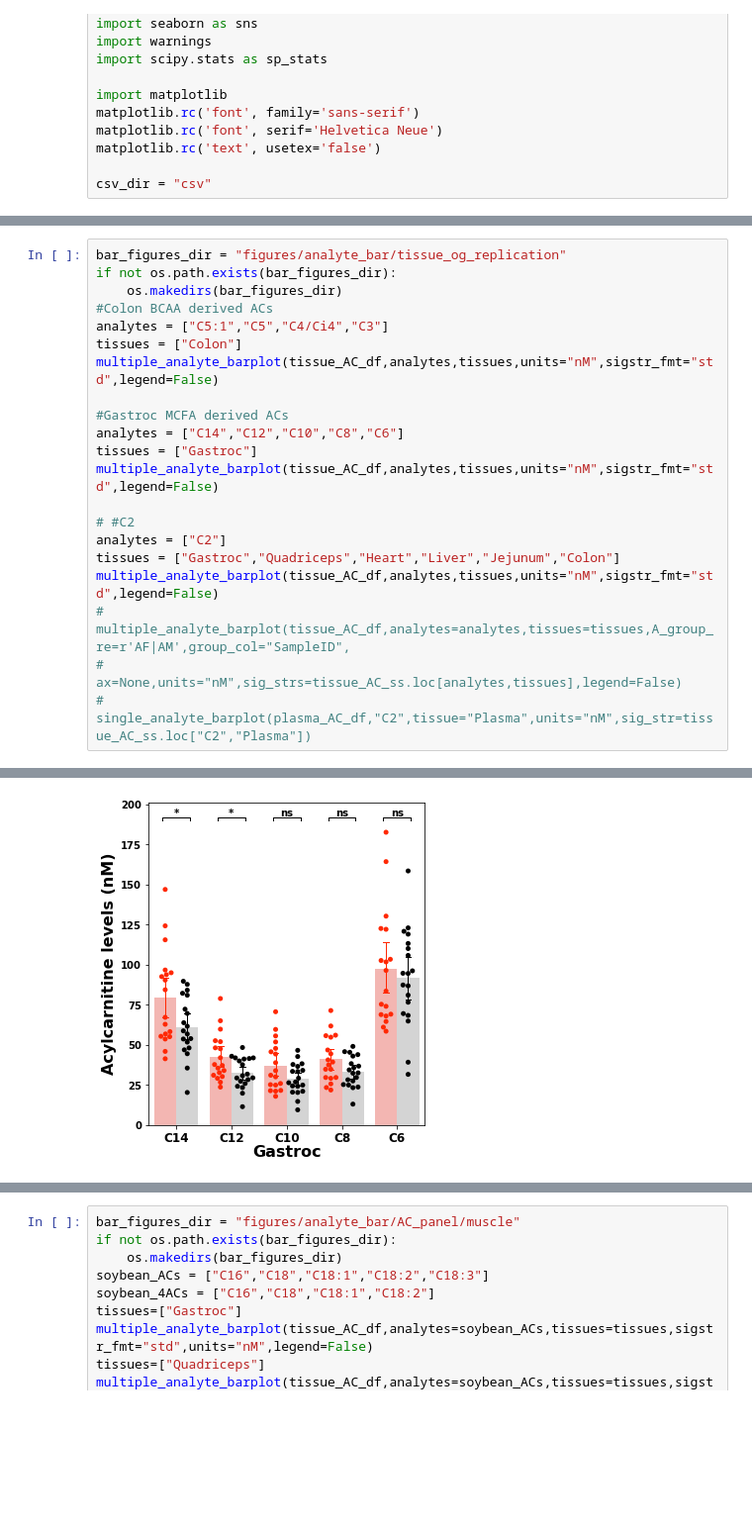
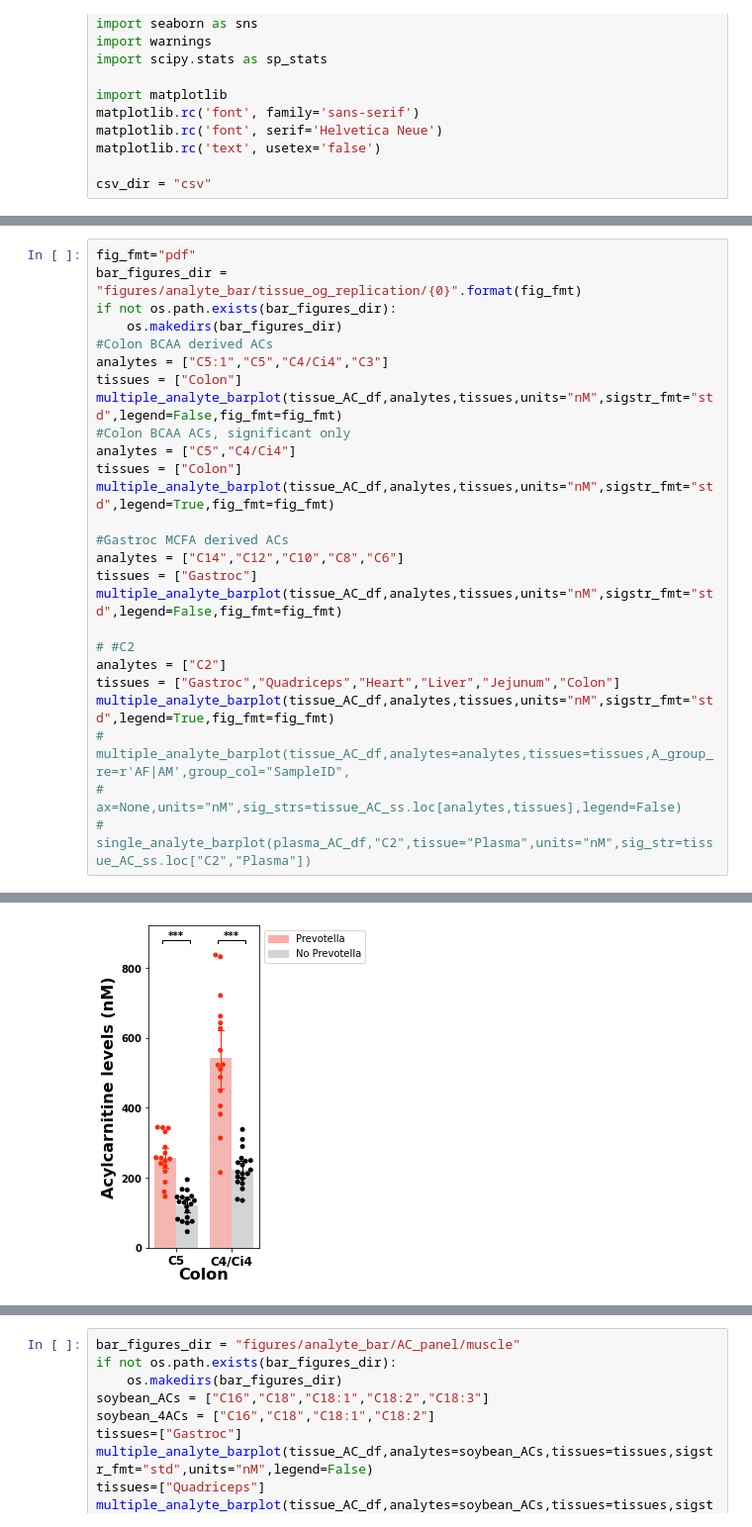
Before and after one commit to evanmlee/Gordon_MS, a Jupyter notebook: MS_analyte_bar.ipynb, the cells around one changed output, grey strips where cells are left out. Shown at 99% size. Cells and saved outputs as stored; diff of their text form; blank space fills up the shorter version.

```diff
--- a/MS_analyte_bar.ipynb
+++ b/MS_analyte_bar.ipynb
@@ -315,26 +427,31 @@ single_analyte_barplot(tissue_amine_df,"Glycine",tissue="Gastroc",sigstr_fmt="st
 [figure]
 [figure]
 # %%
-bar_figures_dir = "figures/analyte_bar/tissue_og_replication"
+fig_fmt="pdf"
+bar_figures_dir = "figures/analyte_bar/tissue_og_replication/{0}".format(fig_fmt)
 if not os.path.exists(bar_figures_dir):
     os.makedirs(bar_figures_dir)
 #Colon BCAA derived ACs
 analytes = ["C5:1","C5","C4/Ci4","C3"]
 tissues = ["Colon"]
-multiple_analyte_barplot(tissue_AC_df,analytes,tissues,units="nM",sigstr_fmt="std",legend=False)
+multiple_analyte_barplot(tissue_AC_df,analytes,tissues,units="nM",sigstr_fmt="std",legend=False,fig_fmt=fig_fmt)
+#Colon BCAA ACs, significant only
+analytes = ["C5","C4/Ci4"]
+tissues = ["Colon"]
+multiple_analyte_barplot(tissue_AC_df,analytes,tissues,units="nM",sigstr_fmt="std",legend=True,fig_fmt=fig_fmt)
 
 #Gastroc MCFA derived ACs
 analytes = ["C14","C12","C10","C8","C6"]
 tissues = ["Gastroc"]
-multiple_analyte_barplot(tissue_AC_df,analytes,tissues,units="nM",sigstr_fmt="std",legend=False)
+multiple_analyte_barplot(tissue_AC_df,analytes,tissues,units="nM",sigstr_fmt="std",legend=False,fig_fmt=fig_fmt)
 
 # #C2
 analytes = ["C2"]
 tissues = ["Gastroc","Quadriceps","Heart","Liver","Jejunum","Colon"]
-multiple_analyte_barplot(tissue_AC_df,analytes,tissues,units="nM",sigstr_fmt="std",legend=False)
+multiple_analyte_barplot(tissue_AC_df,analytes,tissues,units="nM",sigstr_fmt="std",legend=True,fig_fmt=fig_fmt)
 # multiple_analyte_barplot(tissue_AC_df,analytes=analytes,tissues=tissues,A_group_re=r'AF|AM',group_col="SampleID",
 #                            ax=None,units="nM",sig_strs=tissue_AC_ss.loc[analytes,tissues],legend=False)
 # single_analyte_barplot(plasma_AC_df,"C2",tissue="Plasma",units="nM",sig_str=tissue_AC_ss.loc["C2","Plasma"])
 # %% [output]
 [figure]
-[figure, old version]
+[figure, new version]
```
Also changed, not shown: parts of 6 cells of this notebook, 1 other file.
